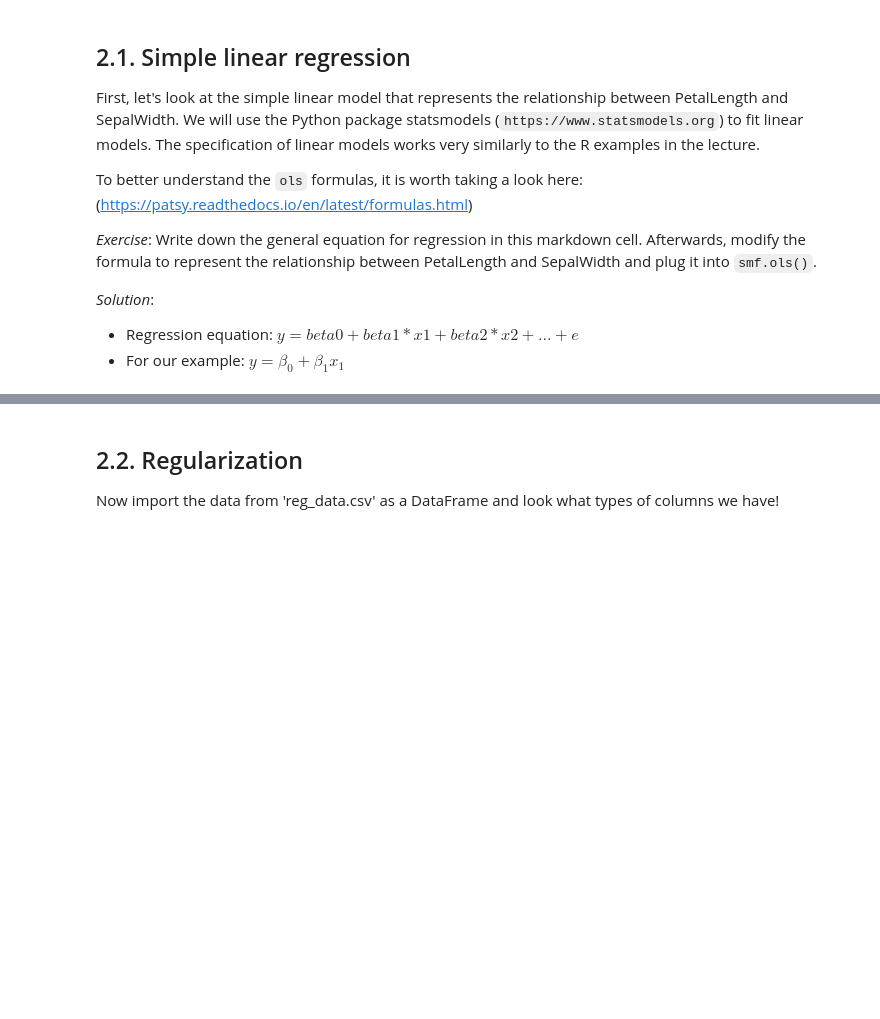
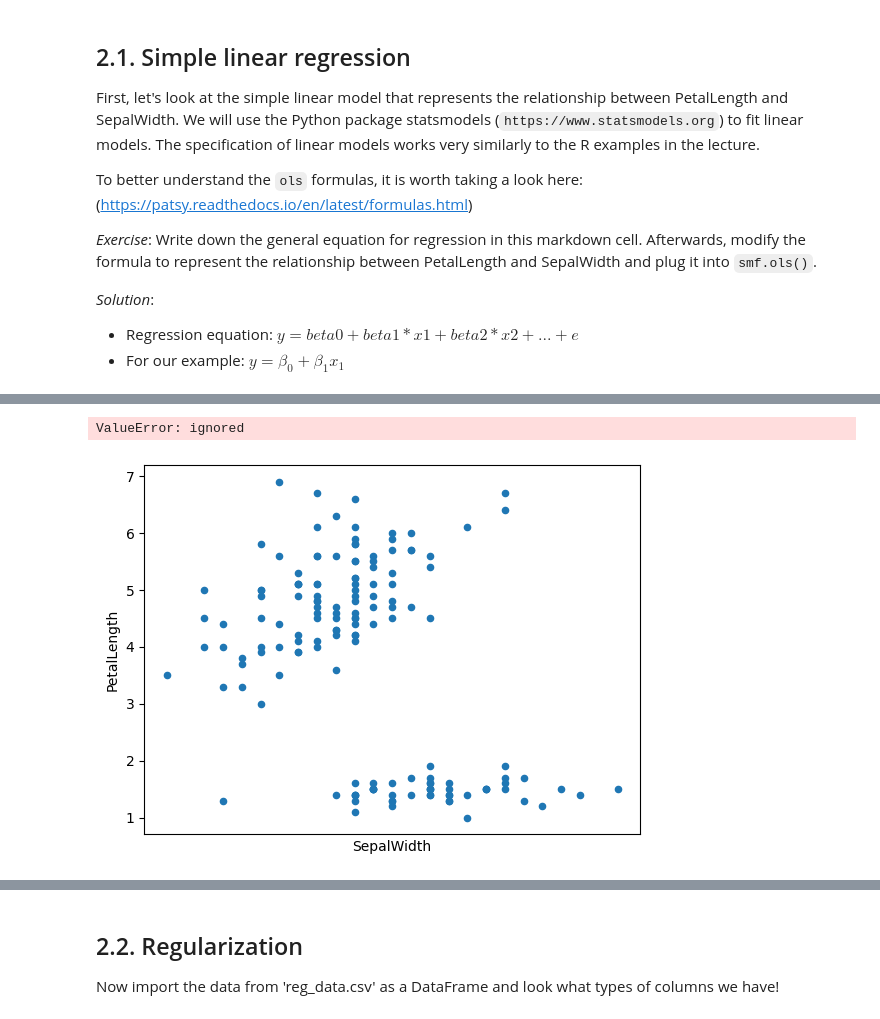
Before and after one commit to luimui/KI-2, a Jupyter notebook: 02_linear_models.ipynb, the cells around one changed output, grey strips where cells are left out. Drawn from its saved outputs; the diff is of its cells as text; code cells hidden in the pictures; blank space fills up the shorter version.

```diff
--- a/02_linear_models.ipynb
+++ b/02_linear_models.ipynb
@@ -119,3 +119,10 @@ Covariance Type:            nonrobust
 
 Notes:
 [1] Standard Errors assume that the covariance matrix of the errors is correctly specified.
+# %%
+y_pred = results.predict(df.SepalWidth)
+plot = df.plot.scatter(x='SepalWidth'  , y ='PetalLength')
+plot.plot('SepalWidth', y_pred, color='red')
+# %% [output]
+ValueError: ignored
+[figure, added]
```
Also changed, not shown: parts of 5 cells of this notebook.
